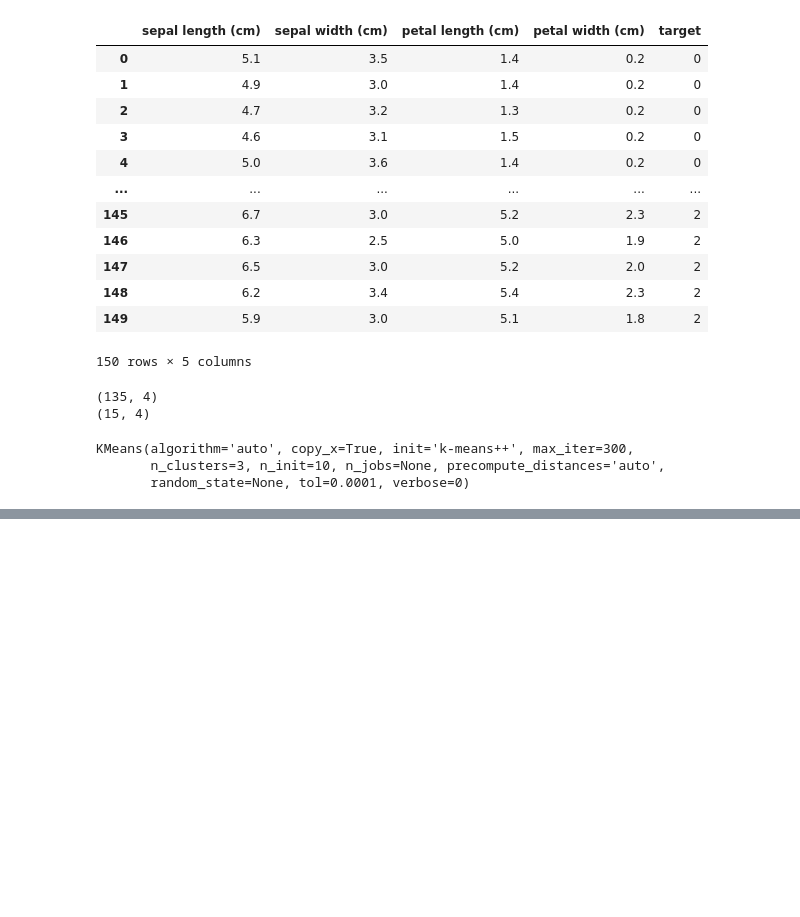
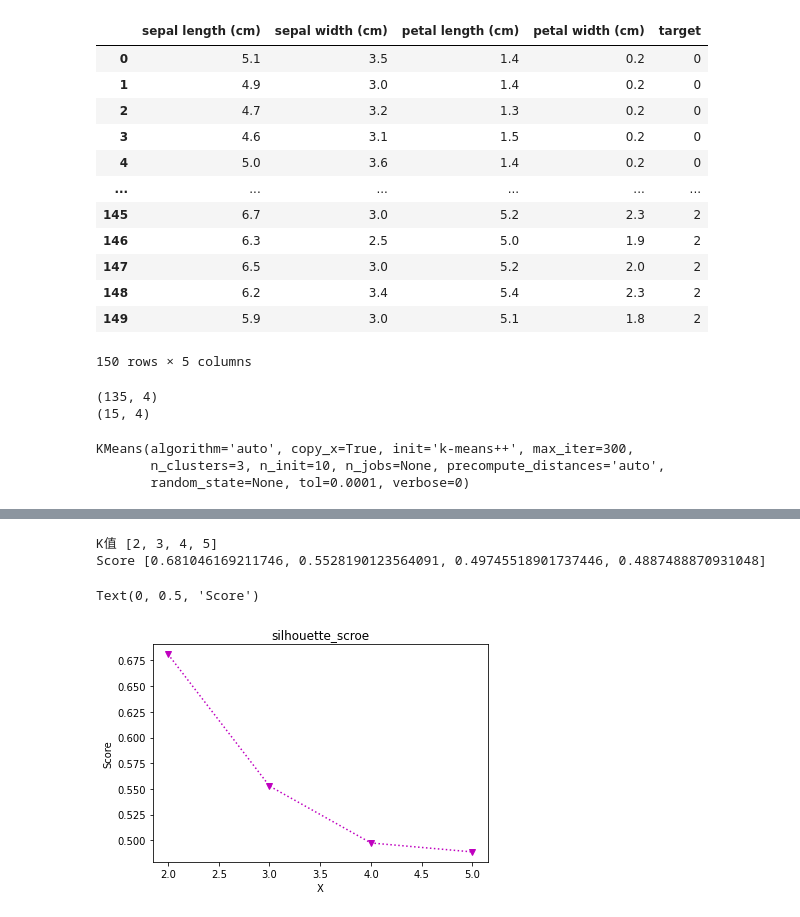
Before and after one commit to kurtlee1984/20210602, a Jupyter notebook: cluster_practice.ipynb, the cells around one changed output, grey strips where cells are left out. Drawn from its saved outputs; the diff is of its cells as text; code cells hidden in the pictures; blank space fills up the shorter version.

```diff
--- a/cluster_practice.ipynb
+++ b/cluster_practice.ipynb
@@ -67,0 +67,28 @@ print("正確率:", score)
+# %%
+from sklearn.metrics import silhouette_score
+x = df.drop(["target"], axis=1)
+x_plot = []
+y_plot = []
+# x
+for k in range(2, 6):
+  clu = KMeans(n_clusters=k)
+  clu.fit(x)
+  s = silhouette_score(x, clu.labels_)
+  x_plot.append(k)
+  y_plot.append(s)
+print("K值", x_plot)
+print("Score", y_plot)
+# %% [output]
+K值 [2, 3, 4, 5]
+Score [0.681046169211746, 0.5528190123564091, 0.49745518901737446, 0.4887488870931048]
+# %%
+import matplotlib.pyplot as plt
+%matplotlib inline
+plt.plot(x_plot, y_plot, "mv:")
+plt.title("silhouette_scroe")
+plt.xlabel("X")
+plt.ylabel("Score")
+# plt.show
+# %% [output]
+Text(0, 0.5, 'Score')
+[figure, added]
```
Also changed, not shown: parts of 5 cells of this notebook.
